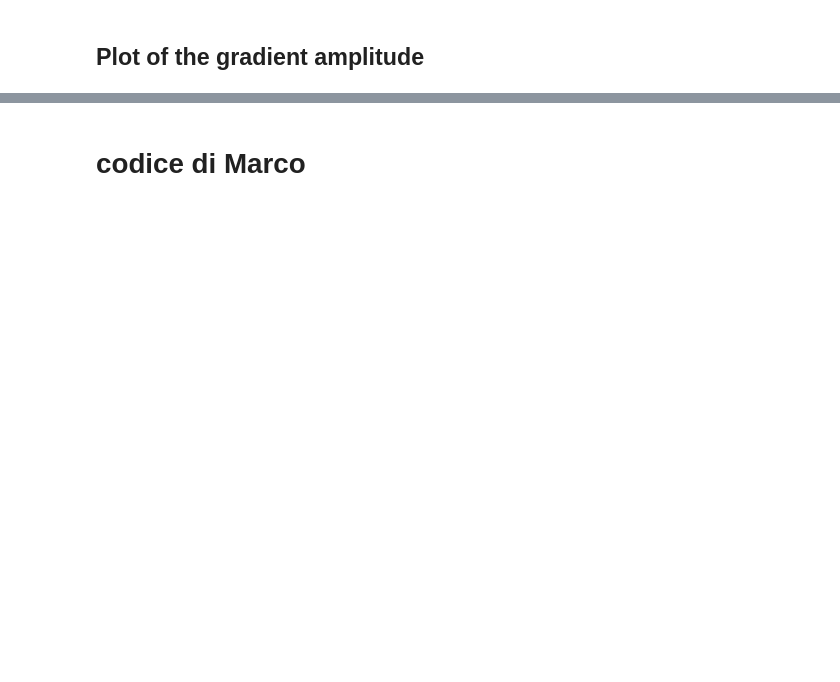
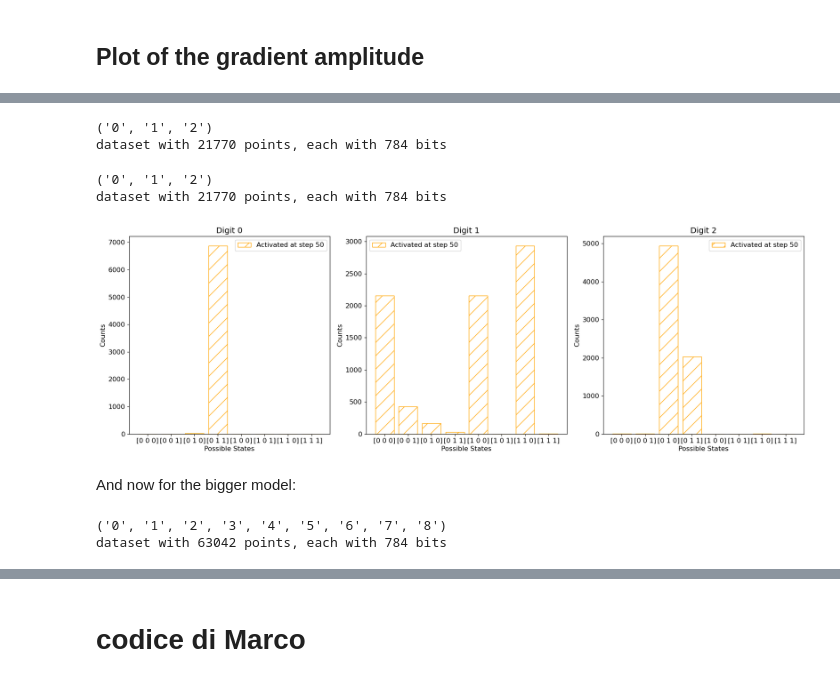
Before and after one commit to FrancescoLR02/LCP-Mod-B-Exercises, a Jupyter notebook: ex2_RBM/RBM_2025_MNIST.ipynb, the cells around one changed output, grey strips where cells are left out. Drawn from its saved outputs; the diff is of its cells as text; code cells hidden in the pictures; blank space fills up the shorter version.

```diff
--- a/ex2_RBM/RBM_2025_MNIST.ipynb
+++ b/ex2_RBM/RBM_2025_MNIST.ipynb
@@ -981,0 +1065,26 @@ plt.show()
+# %%
+HiddenStateActHyperP1 = {'Ndigit': 3, 'L': 3, 'Nt': 2, 'Opt': 'RMSprop', 'l_rate_in': 0.05, 'l_rate_fin': 0.05, 'epochs': 150, 'mini': 20, 'gamma': 0.001, 'POTTS': False, 'SPINS': False}
+
+#train_RBM(HiddenStateActHyperP1, FolderName='TestTrain', Debug = False, LL = False, LLPlot=False, BoolSaveFile=True )
+# %% [output]
+('0', '1', '2')
+dataset with 21770 points, each with 784 bits
+# %%
+aE = np.load('TestTrain/a_RBM_3_3_2_RMSprop_0.05-0.05_Ep150_Mini20_reg0.001__0__0316_1817.npy')
+bE = np.load('TestTrain/b_RBM_3_3_2_RMSprop_0.05-0.05_Ep150_Mini20_reg0.001__0__0316_1817.npy')
+wE = np.load('TestTrain/w_RBM_3_3_2_RMSprop_0.05-0.05_Ep150_Mini20_reg0.001__0__0316_1817.npy')
+
+HiddenStateAct(50, HiddenStateActHyperP1, aE, bE, wE, xAxis = True, ImSize = (18, 6))
+# %% [output]
+('0', '1', '2')
+dataset with 21770 points, each with 784 bits
+[figure, added]
+# %% [markdown]
+And now for the bigger model:
+# %%
+HiddenStateActHyperP2 = {'Ndigit': 9, 'L': 10, 'Nt': 2, 'Opt': 'RMSprop', 'l_rate_in': 0.05, 'l_rate_fin': 0.05, 'epochs': 150, 'mini': 20, 'gamma': 0.001, 'POTTS': False, 'SPINS': False}
+
+#train_RBM(HiddenStateActHyperP2, FolderName='TestTrain', Debug = False, LL = False, LLPlot=False, BoolSaveFile=True )
+# %% [output]
+('0', '1', '2', '3', '4', '5', '6', '7', '8')
+dataset with 63042 points, each with 784 bits
```
Also changed, not shown: parts of 18 cells of this notebook, 15 other files.
